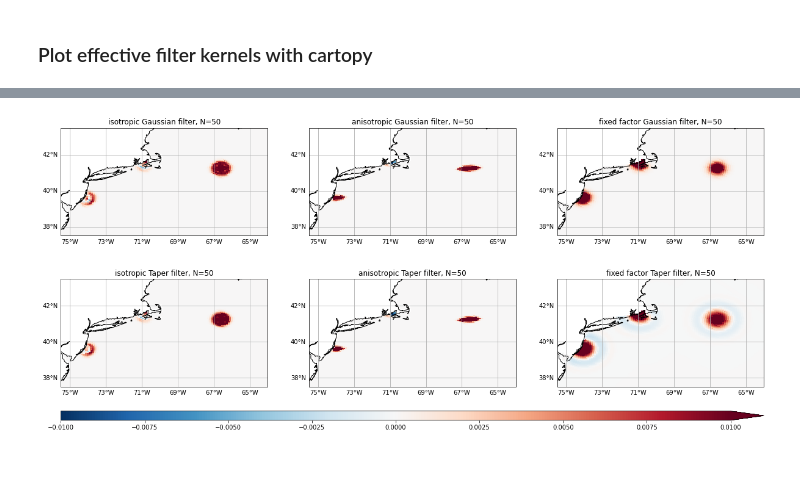
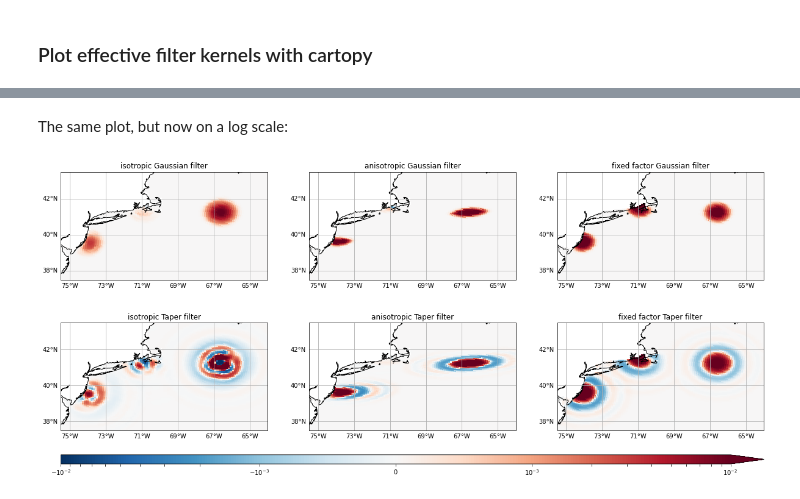
Before and after one commit to ocean-eddy-cpt/gcm-filters-paper, a Jupyter notebook: effective_kernel.ipynb, the cells around one changed output, grey strips where cells are left out. Saved outputs shown, nothing was run; the diff lists cells and outputs as text; code cells hidden in the pictures; blank space fills up the shorter version.

Commit message:
filter delta functions with default n_steps

```diff
--- a/effective_kernel.ipynb
+++ b/effective_kernel.ipynb
@@ -108,7 +108,7 @@ filter_Taper_isotropic = gcm_filters.Filter(
     filter_scale=filter_scale,
     dx_min=dx_min,
     filter_shape=gcm_filters.FilterShape.TAPER,
-    n_steps=50,
+    n_steps=0,
     grid_type=gcm_filters.GridType.IRREGULAR_CARTESIAN_WITH_LAND,
     grid_vars={'wet_mask': wet_mask, 'dxw': dxw, 'dyw': dyw, 'dxs': dxs, 'dys': dys, 'area': tarea, 'kappa_w': xr.ones_like(wet_mask), 'kappa_s': xr.ones_like(wet_mask)}
 )
@@ -121,7 +121,7 @@ filter_Taper_anisotropic = gcm_filters.Filter(
     filter_scale=filter_scale,
     dx_min=dx_min,
     filter_shape=gcm_filters.FilterShape.TAPER,
-    n_steps=50,
+    n_steps=0,
     grid_type=gcm_filters.GridType.IRREGULAR_CARTESIAN_WITH_LAND,
     grid_vars={'wet_mask': wet_mask, 'dxw': dxw, 'dyw': dyw, 'dxs': dxs, 'dys': dys, 'area': tarea, 'kappa_w': xr.ones_like(wet_mask), 'kappa_s': 0.1*xr.ones_like(wet_mask)}
 )
@@ -138,7 +138,7 @@ filter_fixed_factor_Gaussian = gcm_filters.Filter(
     filter_scale=10,
     dx_min=1,
     filter_shape=gcm_filters.FilterShape.GAUSSIAN,
-    n_steps=50,
+    n_steps=0,
     grid_type=gcm_filters.GridType.CARTESIAN_WITH_LAND,
     grid_vars={'wet_mask': wet_mask}
 )
@@ -151,7 +151,7 @@ filter_fixed_factor_Taper = gcm_filters.Filter(
     filter_scale=10,
     dx_min=1,
     filter_shape=gcm_filters.FilterShape.TAPER,
-    n_steps=50,
+    n_steps=0,
     grid_type=gcm_filters.GridType.CARTESIAN_WITH_LAND,
     grid_vars={'wet_mask': wet_mask}
 )
@@ -208,3 +280,5 @@ delta3_filtered_fixed_factor_Taper = delta3_filtered_fixed_factor_Taper/tarea
+# %% [markdown]
+The same plot, but now on a log scale:
 # %%
 # Gulf Stream region
 nlon0_gs = 300
@@ -218,61 +292,61 @@ fig,axs = plt.subplots(2,3,figsize=(20,7),subplot_kw={'projection':ccrs.PlateCar
 
 (delta1_filtered_Gaussian_isotropic+delta2_filtered_Gaussian_isotropic+delta3_filtered_Gaussian_isotropic).isel(nlon=xslice,nlat=yslice).plot(ax=axs[0,0],x='ULONG',y='ULAT',
                                                                      vmin=-0.01,vmax=0.01,cmap='RdBu_r',
-                                                                     #norm=mpl.colors.SymLogNorm(linthresh=0.001),
+                                                                     norm=mpl.colors.SymLogNorm(linthresh=0.001),
                                                                      add_colorbar=False,
                                                                      transform=ccrs.PlateCarree())
 
 (delta1_filtered_Gaussian_anisotropic+delta2_filtered_Gaussian_anisotropic+delta3_filtered_Gaussian_anisotropic).isel(nlon=xslice,nlat=yslice).plot(ax=axs[0,1],x='ULONG',y='ULAT',
                                                                                 vmin=-0.01,vmax=0.01,cmap='RdBu_r',
-                                                                                #norm=mpl.colors.SymLogNorm(linthresh=0.001),
+                                                                                norm=mpl.colors.SymLogNorm(linthresh=0.001),
                                                                                  add_colorbar=False,
                                                                                  transform=ccrs.PlateCarree())
 
 (delta1_filtered_Taper_isotropic+delta2_filtered_Taper_isotropic+delta3_filtered_Taper_isotropic).isel(nlon=xslice,nlat=yslice).plot(ax=axs[1,0],x='ULONG',y='ULAT',
                                                                                 vmin=-0.01,vmax=0.01,cmap='RdBu_r',
-                                                                                #norm=mpl.colors.SymLogNorm(linthresh=0.001),
+                                                                                norm=mpl.colors.SymLogNorm(linthresh=0.001),
                                                                                 add_colorbar=False,
                                                                                 transform=ccrs.PlateCarree())
 
 (delta1_filtered_Taper_anisotropic+delta2_filtered_Taper_anisotropic+delta3_filtered_Taper_anisotropic).isel(nlon=xslice,nlat=yslice).plot(ax=axs[1,1],x='ULONG',y='ULAT',
                                                                                 vmin=-0.01,vmax=0.01,cmap='RdBu_r',
-                                                                                #norm=mpl.colors.SymLogNorm(linthresh=0.001),
+                                                                                norm=mpl.colors.SymLogNorm(linthresh=0.001),
                                                                                 add_colorbar=False,
                                                                                 transform=ccrs.PlateCarree())
 
 (delta1_filtered_fixed_factor_Gaussian+delta2_filtered_fixed_factor_Gaussian+delta3_filtered_fixed_factor_Gaussian).isel(nlon=xslice,nlat=yslice).plot(ax=axs[0,2],x='ULONG',y='ULAT',
                                                                                 vmin=-0.01,vmax=0.01,cmap='RdBu_r',
-                                                                                #norm=mpl.colors.SymLogNorm(linthresh=0.001),
+                                                                                norm=mpl.colors.SymLogNorm(linthresh=0.001),
                                                                                 add_colorbar=False,
                                                                                 transform=ccrs.PlateCarree())
 
 p=(delta1_filtered_fixed_factor_Taper+delta2_filtered_fixed_factor_Taper+delta3_filtered_fixed_factor_Taper).isel(nlon=xslice,nlat=yslice).plot(ax=axs[1,2],x='ULONG',y='ULAT',
                                                                                 vmin=-0.01,vmax=0.01,cmap='RdBu_r',
-                                                                                #norm=mpl.colors.SymLogNorm(linthresh=0.001),
+                                                                                norm=mpl.colors.SymLogNorm(linthresh=0.001),
                                                                                 add_colorbar=False,
                                                                                 transform=ccrs.PlateCarree())
 
 
 for ax in axs.flatten():
     ax.coastlines()
     ax.set_extent([-75.5, -64, 37.5, 43.5], crs=ccrs.PlateCarree())
     gl = ax.gridlines(draw_labels=True)
     gl.xlabels_top = False
     gl.ylabels_right = False
     gl.xlocator = mticker.FixedLocator([-75,-73,-71,-69,-67,-65])
     gl.ylocator = mticker.FixedLocator([38,40,42])
 
-axs[0,0].set(title='isotropic Gaussian filter, N=50')
-axs[0,1].set(title='anisotropic Gaussian filter, N=50')
-axs[1,0].set(title='isotropic Taper filter, N=50')
-axs[1,1].set(title='anisotropic Taper filter, N=50')
-axs[0,2].set(title='fixed factor Gaussian filter, N=50')
-axs[1,2].set(title='fixed factor Taper filter, N=50')
+axs[0,0].set(title='isotropic Gaussian filter')
+axs[0,1].set(title='anisotropic Gaussian filter')
+axs[1,0].set(title='isotropic Taper filter')
+axs[1,1].set(title='anisotropic Taper filter')
+axs[0,2].set(title='fixed factor Gaussian filter')
+axs[1,2].set(title='fixed factor Taper filter')
 # colorbar
 fig.subplots_adjust(left=0.1, bottom=-0.02)
 cax = fig.add_axes([0.1, -0.1, 0.8, 0.03])
 cbar = fig.colorbar(p, cax=cax, orientation='horizontal',extend='max')
 
-plt.savefig('figures/effective_kernel.png',dpi=400,bbox_inches='tight',pad_inches=0)
+plt.savefig('figures/effective_kernel_scale_112km_fac_10_log.png',dpi=400,bbox_inches='tight',pad_inches=0)
 # %% [output]
-[figure, old version]
+[figure, new version]
```
Also changed, not shown: parts of 14 cells of this notebook.
